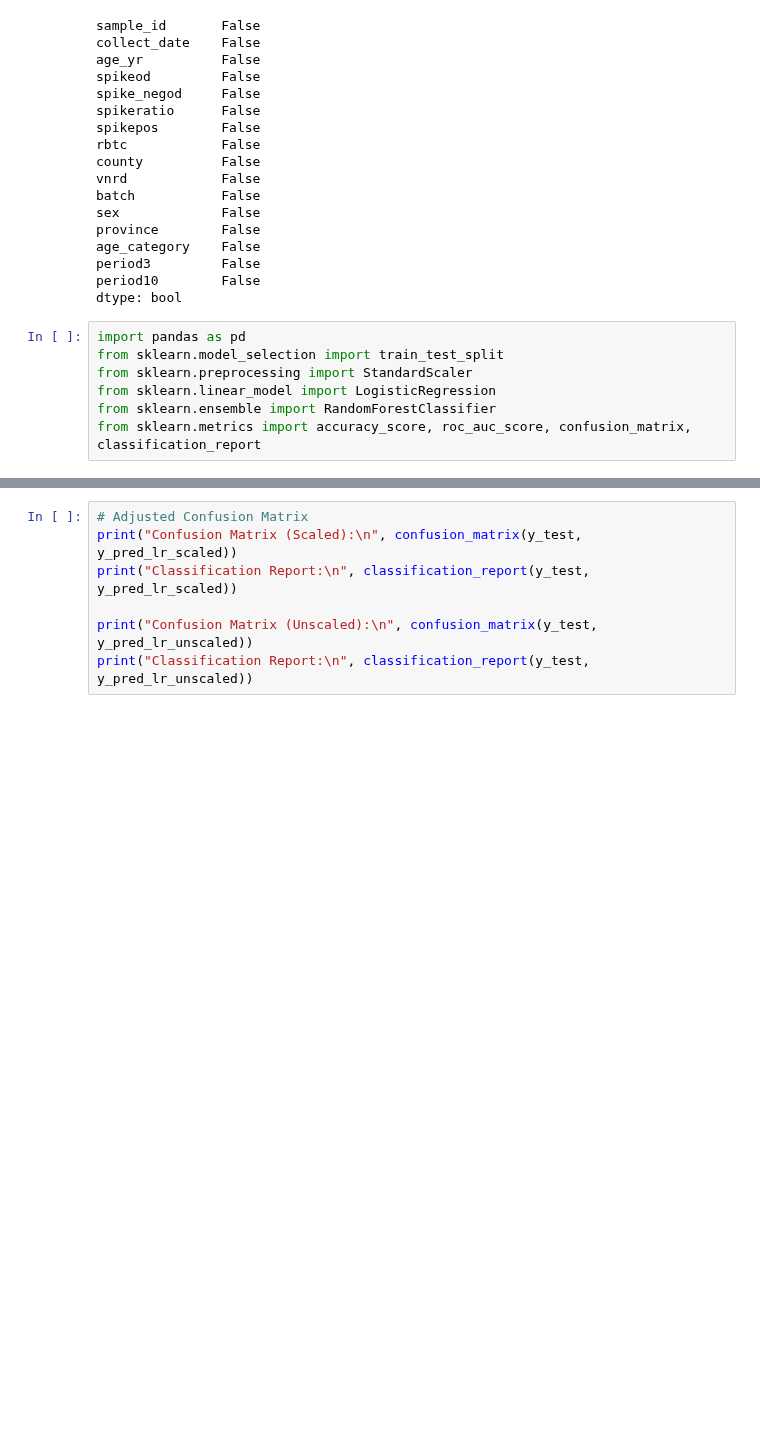
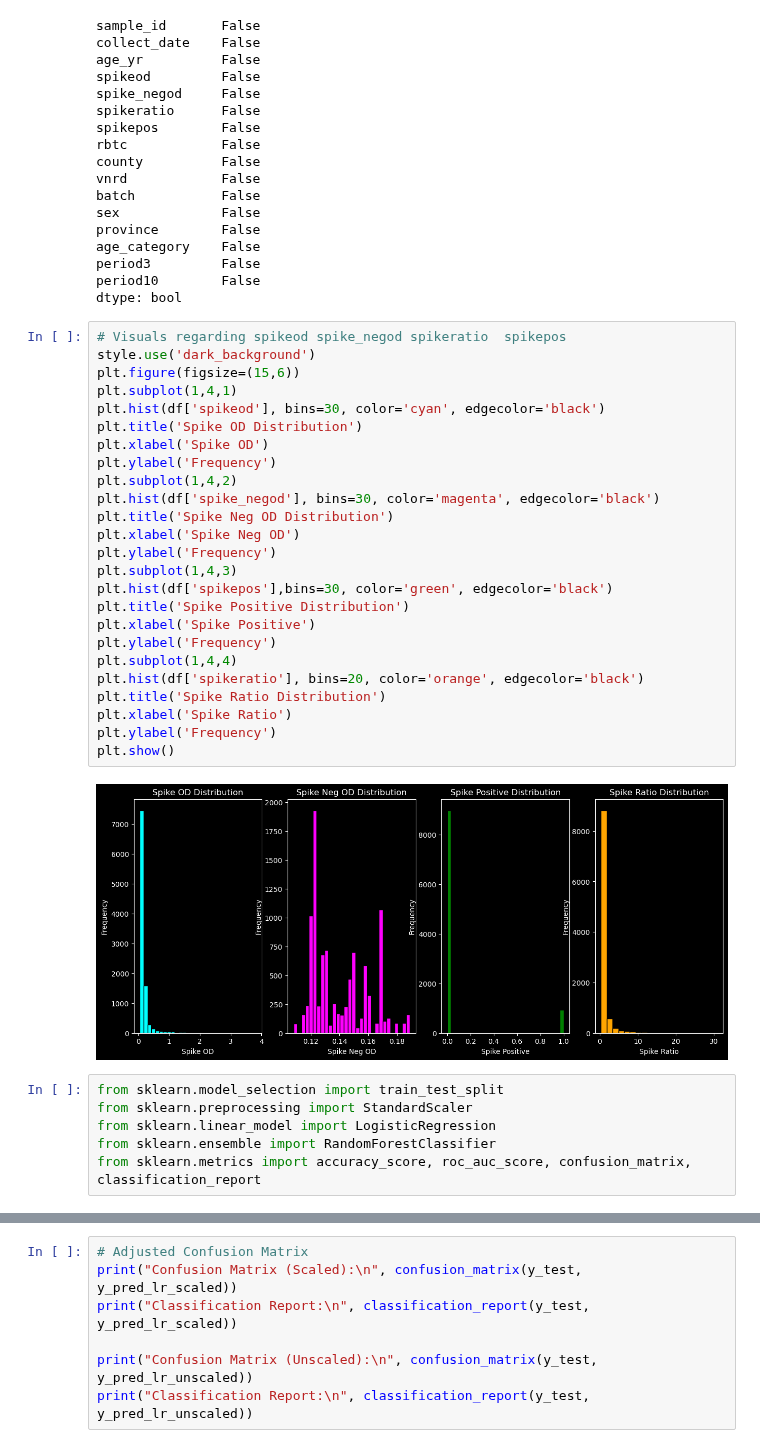
Before and after one commit to BotchedPleb/BIO_350_F25, a Jupyter notebook: Final_Project_BIO350/DataManipulation.ipynb, the cells around one changed output, grey strips where cells are left out. Drawn from its saved outputs; the diff is of its cells as text; blank space fills up the shorter version.

```diff
--- a/Final_Project_BIO350/DataManipulation.ipynb
+++ b/Final_Project_BIO350/DataManipulation.ipynb
@@ -35,8 +34,34 @@ age_category    False
 period3         False
 period10        False
 dtype: bool
+# %%
+# Visuals regarding spikeod	spike_negod	spikeratio	spikepos
+style.use('dark_background')
+plt.figure(figsize=(15,6))
+plt.subplot(1,4,1)
+plt.hist(df['spikeod'], bins=30, color='cyan', edgecolor='black')
+plt.title('Spike OD Distribution')
+plt.xlabel('Spike OD')
+plt.ylabel('Frequency')
+plt.subplot(1,4,2)
+plt.hist(df['spike_negod'], bins=30, color='magenta', edgecolor='black')
+plt.title('Spike Neg OD Distribution')
+plt.xlabel('Spike Neg OD')
+plt.ylabel('Frequency')
+plt.subplot(1,4,3)
+plt.hist(df['spikepos'],bins=30, color='green', edgecolor='black')
+plt.title('Spike Positive Distribution')
+plt.xlabel('Spike Positive')
+plt.ylabel('Frequency')
+plt.subplot(1,4,4)
+plt.hist(df['spikeratio'], bins=20, color='orange', edgecolor='black')
+plt.title('Spike Ratio Distribution')
+plt.xlabel('Spike Ratio')
+plt.ylabel('Frequency')
+plt.show()
+# %% [output]
+[figure, added]
 # %%
-import pandas as pd
 from sklearn.model_selection import train_test_split
 from sklearn.preprocessing import StandardScaler
 from sklearn.linear_model import LogisticRegression
```
Also changed, not shown: parts of 3 cells of this notebook.
